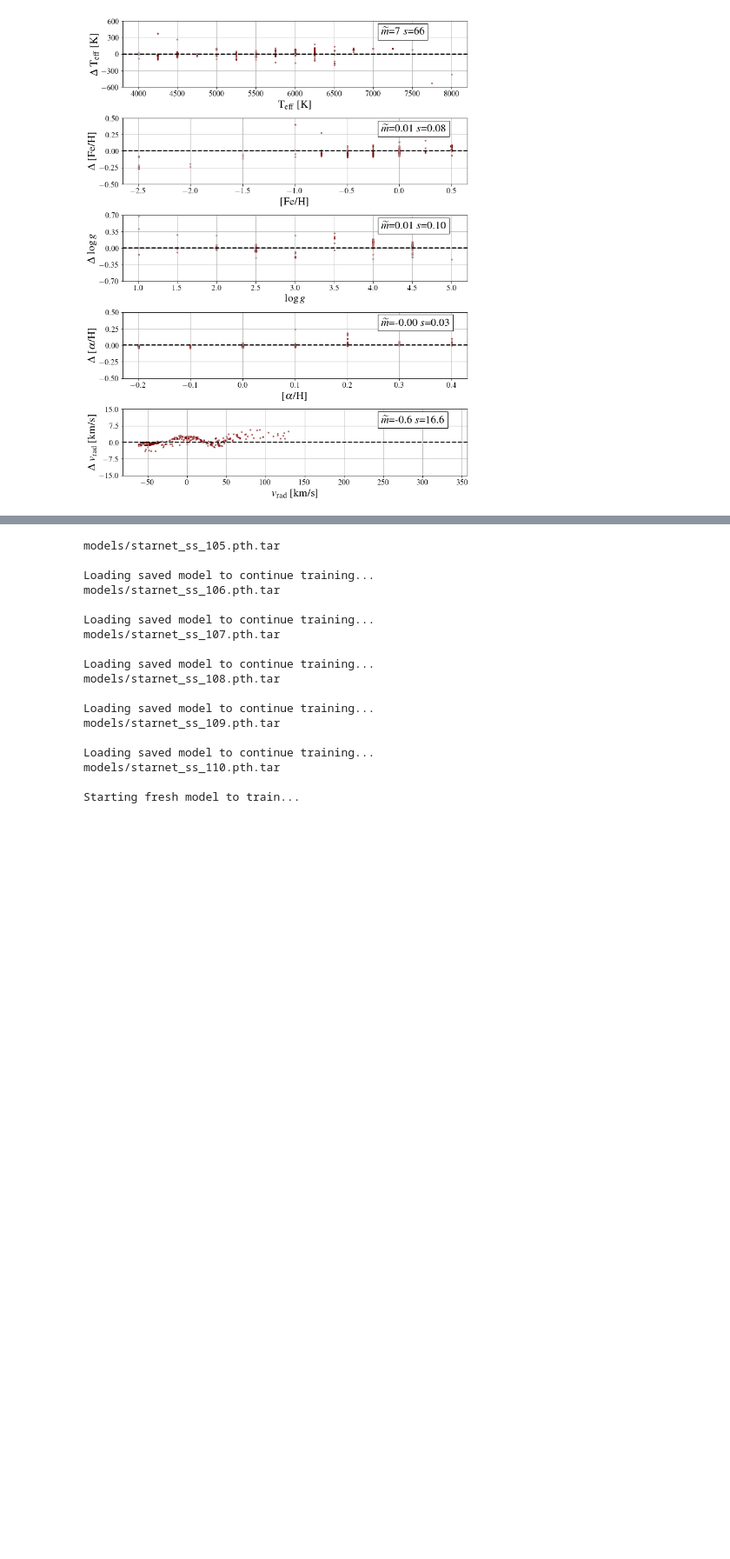
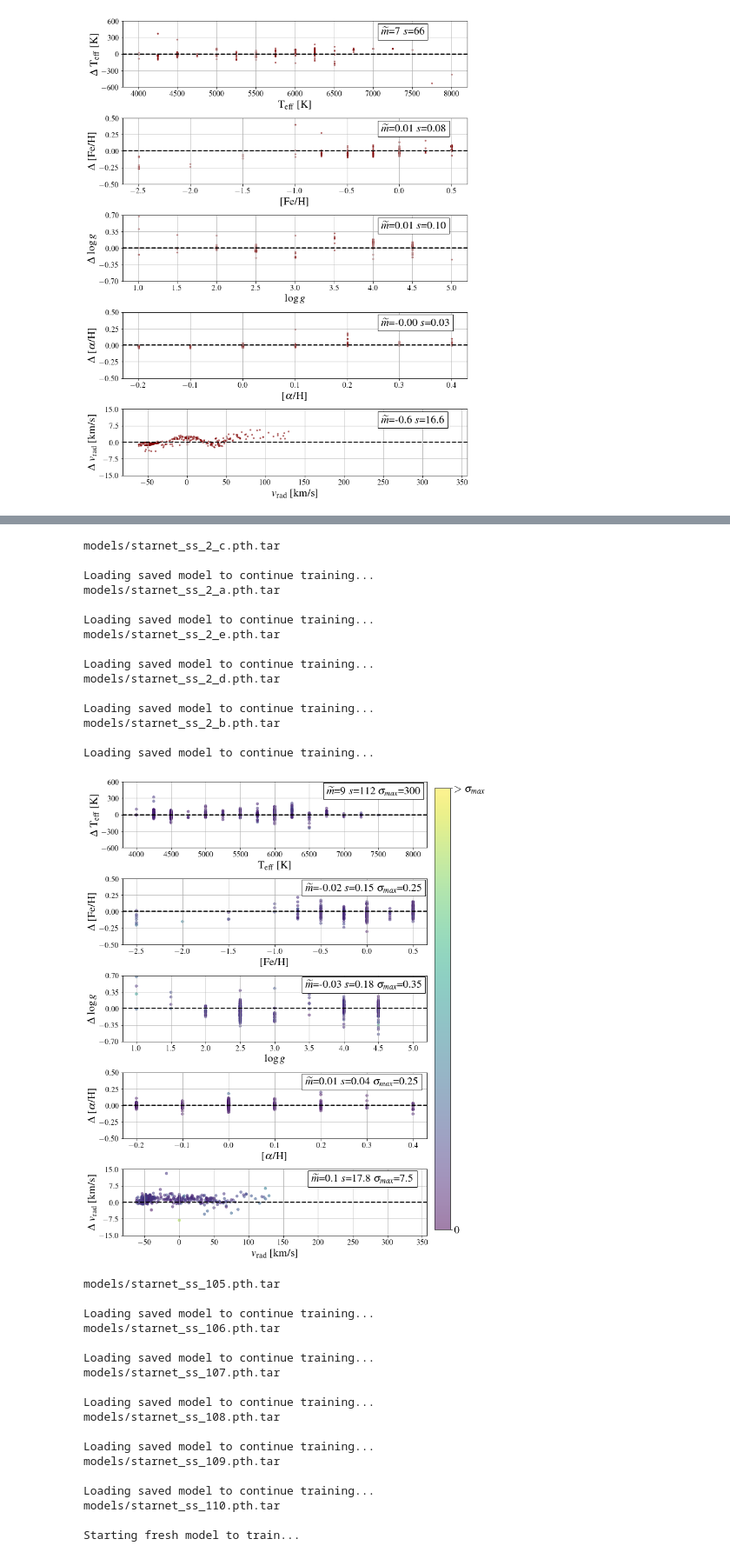
Before and after one commit to mkim0029/StarNet_SS, a Jupyter notebook: test_starnet_ss.ipynb, the cells around one changed output, grey strips where cells are left out. Shown at 87% size. Saved outputs shown, nothing was run; the diff lists cells and outputs as text; code cells hidden in the pictures; blank space fills up the shorter version.

```diff
--- a/test_starnet_ss.ipynb
+++ b/test_starnet_ss.ipynb
@@ -207,3 +239,43 @@ Loading saved model to continue training...
+# %%
+import glob
+
+
+
+# Load ensemble of models
+model_num = 2
+model_filenames = glob.glob(os.path.join(model_dir, 'starnet_ss_%i_*.pth.tar'%(model_num)))
+
+models = []
+for model_filename in model_filenames:
+    print(model_filename)
+    model, losses, cur_iter = load_model_state(copy.deepcopy(model), model_filename)
+    model.eval_mode()
+    models.append(model)
+
+(tgt_stellar_labels, pred_stellar_labels,
+sigma_stellar_labels, tgt_task_labels,
+ pred_task_labels) = predict_ensemble(models, target_val_dataset)
+
+plot_resid(label_keys, tgt_stellar_labels, pred_stellar_labels, sigma_stellar_labels,
+          y_lims=[600, 0.5, 0.7, 0.5, 15],
+           savename='figures/starnet_ss_chunked_ensemble_on_target.png')
+# %% [output]
+models/starnet_ss_2_c.pth.tar
+
+Loading saved model to continue training...
+models/starnet_ss_2_a.pth.tar
+
+Loading saved model to continue training...
+models/starnet_ss_2_e.pth.tar
+
+Loading saved model to continue training...
+models/starnet_ss_2_d.pth.tar
+
+Loading saved model to continue training...
+models/starnet_ss_2_b.pth.tar
+
+Loading saved model to continue training...
+[figure, added]
 # %%
 # Load ensemble of models
 model_filenames =  [os.path.join(model_dir, 'starnet_ss_%i.pth.tar'%i) for i in range(105,111)]
```
Also changed, not shown: parts of 10 cells of this notebook, 6 other files.
